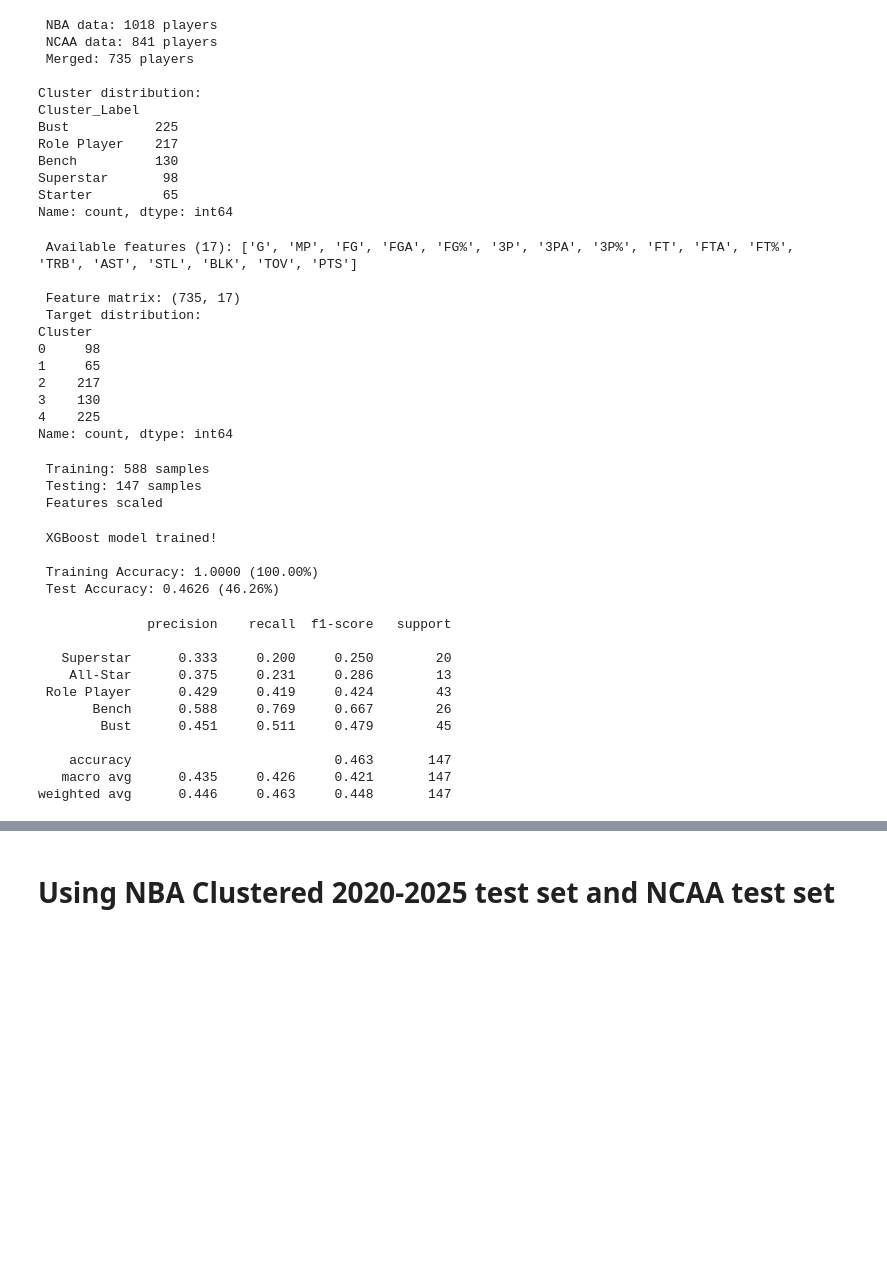
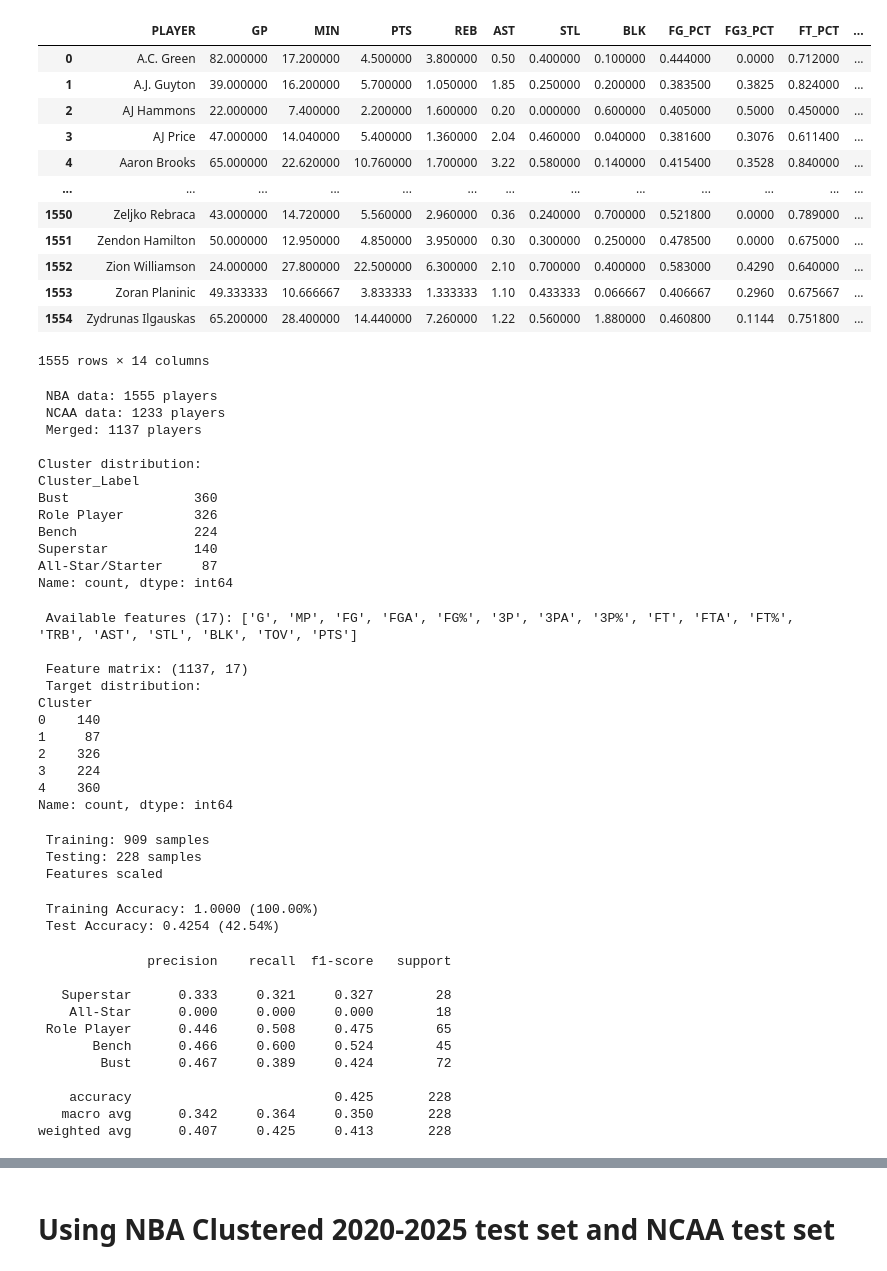
Before and after one commit to albionshoshi/NBA-predictions, a Jupyter notebook: Scripts/Modeling/Final/XGBoost_Final.ipynb, the cells around one changed output, grey strips where cells are left out. Drawn from its saved outputs; the diff is of its cells as text; code cells hidden in the pictures; blank space fills up the shorter version.

```diff
--- a/Scripts/Modeling/Final/XGBoost_Final.ipynb
+++ b/Scripts/Modeling/Final/XGBoost_Final.ipynb
@@ -12,5 +11,26 @@ from google.colab import files
+# %%
+#Need to split the Train Set for clusters then combine with new Train of 5 seasons
+nba_clustered = pd.read_csv("NBA_Train_Clustered.csv")
+labels = nba_clustered[["PLAYER",'Cluster',"Cluster_Label"]]
+
+nba_5Season_train = pd.read_csv("5YearSplitTraining.csv")
+nba_clustered = nba_5Season_train.merge(labels, on='PLAYER', how='inner')
+nba_clustered
+# %% [output]
+|  | PLAYER | GP | MIN | PTS | REB | AST | STL | BLK | FG_PCT | FG3_PCT | FT_PCT | ... |
+| 0 | A.C. Green | 82.000000 | 17.200000 | 4.500000 | 3.800000 | 0.50 | 0.400000 | 0.100000 | 0.444000 | 0.0000 | 0.712000 | ... |
+| 1 | A.J. Guyton | 39.000000 | 16.200000 | 5.700000 | 1.050000 | 1.85 | 0.250000 | 0.200000 | 0.383500 | 0.3825 | 0.824000 | ... |
+| 2 | AJ Hammons | 22.000000 | 7.400000 | 2.200000 | 1.600000 | 0.20 | 0.000000 | 0.600000 | 0.405000 | 0.5000 | 0.450000 | ... |
+| 3 | AJ Price | 47.000000 | 14.040000 | 5.400000 | 1.360000 | 2.04 | 0.460000 | 0.040000 | 0.381600 | 0.3076 | 0.611400 | ... |
+| 4 | Aaron Brooks | 65.000000 | 22.620000 | 10.760000 | 1.700000 | 3.22 | 0.580000 | 0.140000 | 0.415400 | 0.3528 | 0.840000 | ... |
+| ... | ... | ... | ... | ... | ... | ... | ... | ... | ... | ... | ... | ... |
+| 1550 | Zeljko Rebraca | 43.000000 | 14.720000 | 5.560000 | 2.960000 | 0.36 | 0.240000 | 0.700000 | 0.521800 | 0.0000 | 0.789000 | ... |
+| 1551 | Zendon Hamilton | 50.000000 | 12.950000 | 4.850000 | 3.950000 | 0.30 | 0.300000 | 0.250000 | 0.478500 | 0.0000 | 0.675000 | ... |
+| 1552 | Zion Williamson | 24.000000 | 27.800000 | 22.500000 | 6.300000 | 2.10 | 0.700000 | 0.400000 | 0.583000 | 0.4290 | 0.640000 | ... |
+| 1553 | Zoran Planinic | 49.333333 | 10.666667 | 3.833333 | 1.333333 | 1.10 | 0.433333 | 0.066667 | 0.406667 | 0.2960 | 0.675667 | ... |
+| 1554 | Zydrunas Ilgauskas | 65.200000 | 28.400000 | 14.440000 | 7.260000 | 1.22 | 0.560000 | 1.880000 | 0.460800 | 0.1144 | 0.751800 | ... |
+1555 rows × 14 columns
 # %%
-nba_clustered = pd.read_csv("NBA_Train_Clustered.csv")
 ncaa_train = pd.read_csv("College2000_2020.csv")
 
 print(f" NBA data: {len(nba_clustered)} players")
@@ -29,17 +49,17 @@ print(f" Merged: {len(merged_train)} players")
 print(f"\nCluster distribution:")
 print(merged_train['Cluster_Label'].value_counts())
 # %% [output]
- NBA data: 1018 players
- NCAA data: 841 players
- Merged: 735 players
+ NBA data: 1555 players
+ NCAA data: 1233 players
+ Merged: 1137 players
 
 Cluster distribution:
 Cluster_Label
-Bust           225
-Role Player    217
-Bench          130
-Superstar       98
-Starter         65
+Bust                360
+Role Player         326
+Bench               224
+Superstar           140
+All-Star/Starter     87
 Name: count, dtype: int64
 # %%
 # College features (same as Logistic Regression)
@@ -65,14 +85,14 @@ print(y.value_counts().sort_index())
 # %% [output]
  Available features (17): ['G', 'MP', 'FG', 'FGA', 'FG%', '3P', '3PA', '3P%', 'FT', 'FTA', 'FT%', 'TRB', 'AST', 'STL', 'BLK', 'TOV', 'PTS']
 
- Feature matrix: (735, 17)
+ Feature matrix: (1137, 17)
  Target distribution:
 Cluster
-0     98
-1     65
-2    217
-3    130
-4    225
+0    140
+1     87
+2    326
+3    224
+4    360
 Name: count, dtype: int64
 # %%
 X_train, X_test, y_train, y_test = train_test_split(
@@ -92,8 +112,8 @@ X_test_scaled = scaler.transform(X_test)
 
 print(" Features scaled")
 # %% [output]
- Training: 588 samples
- Testing: 147 samples
+ Training: 909 samples
+ Testing: 228 samples
  Features scaled
 # %%
 # Initialize XGBoost
@@ -123,10 +143,8 @@ test_acc = accuracy_score(y_test, y_test_pred)
 print(f"\n Training Accuracy: {train_acc:.4f} ({train_acc*100:.2f}%)")
 print(f" Test Accuracy: {test_acc:.4f} ({test_acc*100:.2f}%)")
 # %% [output]
- XGBoost model trained!
-
  Training Accuracy: 1.0000 (100.00%)
- Test Accuracy: 0.4626 (46.26%)
+ Test Accuracy: 0.4254 (42.54%)
 # %%
 cluster_names = ['Superstar', 'All-Star', 'Role Player', 'Bench', 'Bust']
 
@@ -136,15 +154,15 @@ print(classification_report(y_test, y_test_pred,
 # %% [output]
               precision    recall  f1-score   support
 
-   Superstar      0.333     0.200     0.250        20
-    All-Star      0.375     0.231     0.286        13
- Role Player      0.429     0.419     0.424        43
-       Bench      0.588     0.769     0.667        26
-        Bust      0.451     0.511     0.479        45
+   Superstar      0.333     0.321     0.327        28
+    All-Star      0.000     0.000     0.000        18
+ Role Player      0.446     0.508     0.475        65
+       Bench      0.466     0.600     0.524        45
+        Bust      0.467     0.389     0.424        72
 
-    accuracy                          0.463       147
-   macro avg      0.435     0.426     0.421       147
-weighted avg      0.446     0.463     0.448       147
+    accuracy                          0.425       228
+   macro avg      0.342     0.364     0.350       228
+weighted avg      0.407     0.425     0.413       228
 # %%
 cm = confusion_matrix(y_test, y_test_pred)
 
```
Also changed, not shown: parts of 12 cells of this notebook, 2 other files.
